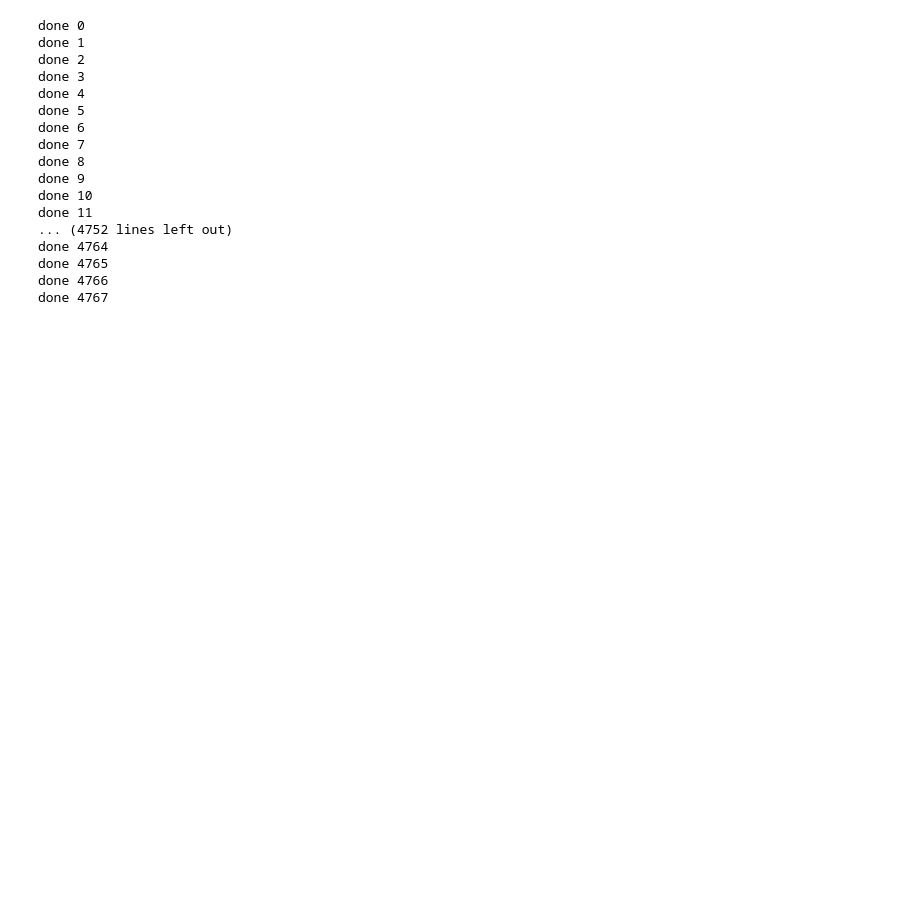
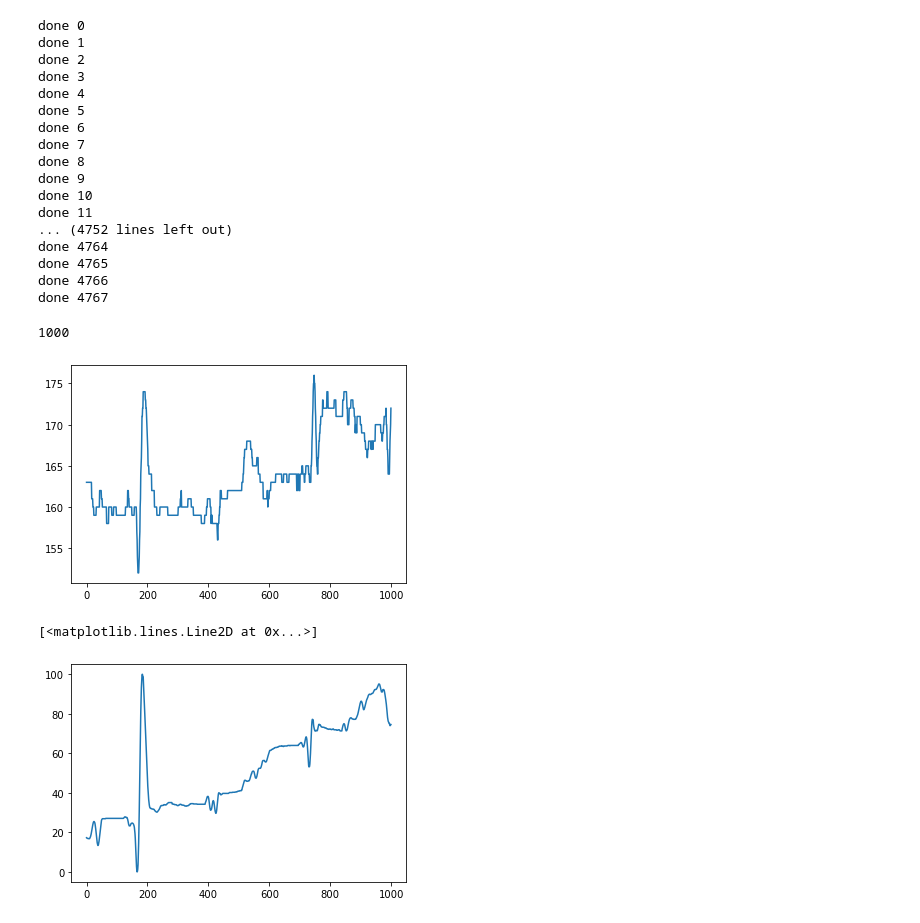
Before and after one commit to k-pratyush/online-signature-verification, a Jupyter notebook: Sign_clean.ipynb, the cells around one changed output. Saved outputs shown, nothing was run; the diff lists cells and outputs as text; code cells hidden in the pictures; blank space fills up the shorter version.

```diff
--- a/Sign_clean.ipynb
+++ b/Sign_clean.ipynb
@@ -123,5 +125,16 @@ done 4767
 # %%
 df['new_x']=new_x
 df['new_y']=new_y
+# %%
+plt.plot(df.Azumith[2243])#,df.new_y[0])
+print(len(df.X[2243]))
+
+plt.show()
+plt.plot(df.X[2243])#,df.Y[0])
+# %% [output]
+1000
+[figure, added]
+[<matplotlib.lines.Line2D at 0x...>]
+[figure, added]
 # %%
 data = df[['new_x','new_y','ratio','avg_ps','user','label']]
```
Also changed, not shown: parts of 28 cells of this notebook.
